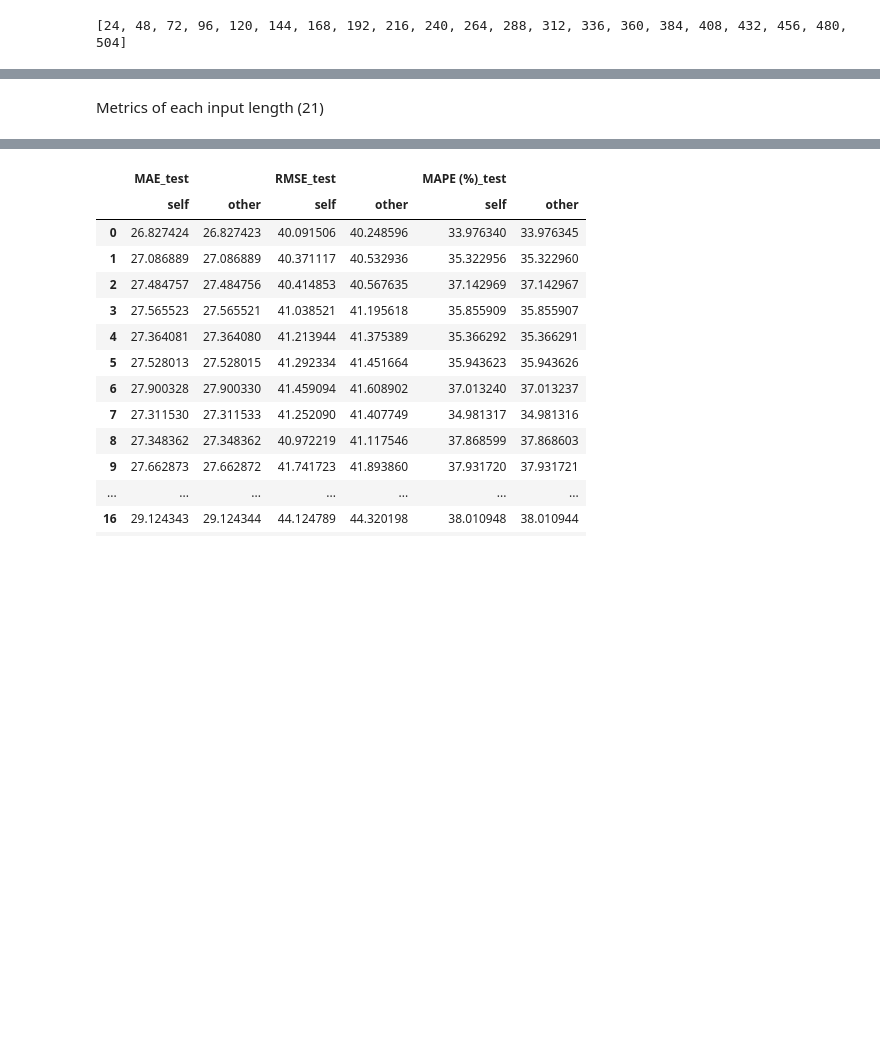
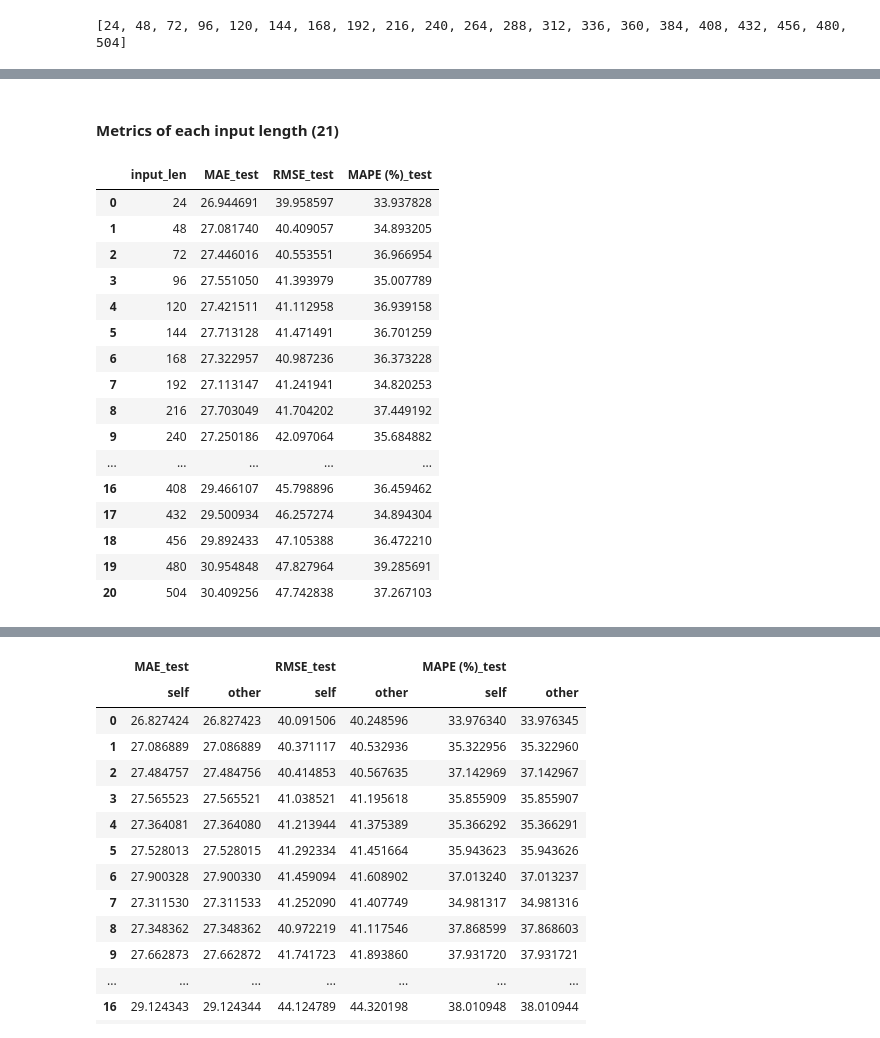
Before and after one commit to YueLi-0816/traffic_prediction, a Jupyter notebook: informer_final.ipynb, the cells around one changed output, grey strips where cells are left out. Drawn from its saved outputs; the diff is of its cells as text; code cells hidden in the pictures; blank space fills up the shorter version.

```diff
--- a/informer_final.ipynb
+++ b/informer_final.ipynb
@@ -269,3 +264,25 @@ whole_metrics("traffic_after_covid")
 # %% [markdown]
-Metrics of each input length (21)
+#### Metrics of each input length (21)
+# %%
+#label_len == max(pred_len, seq_len // 3)
+metrics_entire_data = metrics_full_entire_data.groupby("input_len")[["MAE_test", "RMSE_test", "MAPE (%)_test"]].mean().reset_index()
+metrics_entire_data
+# %% [output]
+|  | input_len | MAE_test | RMSE_test | MAPE (%)_test |
+| 0 | 24 | 26.944691 | 39.958597 | 33.937828 |
+| 1 | 48 | 27.081740 | 40.409057 | 34.893205 |
+| 2 | 72 | 27.446016 | 40.553551 | 36.966954 |
+| 3 | 96 | 27.551050 | 41.393979 | 35.007789 |
+| 4 | 120 | 27.421511 | 41.112958 | 36.939158 |
+| 5 | 144 | 27.713128 | 41.471491 | 36.701259 |
+| 6 | 168 | 27.322957 | 40.987236 | 36.373228 |
+| 7 | 192 | 27.113147 | 41.241941 | 34.820253 |
+| 8 | 216 | 27.703049 | 41.704202 | 37.449192 |
+| 9 | 240 | 27.250186 | 42.097064 | 35.684882 |
+| ... | ... | ... | ... | ... |
+| 16 | 408 | 29.466107 | 45.798896 | 36.459462 |
+| 17 | 432 | 29.500934 | 46.257274 | 34.894304 |
+| 18 | 456 | 29.892433 | 47.105388 | 36.472210 |
+| 19 | 480 | 30.954848 | 47.827964 | 39.285691 |
+| 20 | 504 | 30.409256 | 47.742838 | 37.267103 |
 # %%
```
Also changed, not shown: parts of 25 cells of this notebook.
